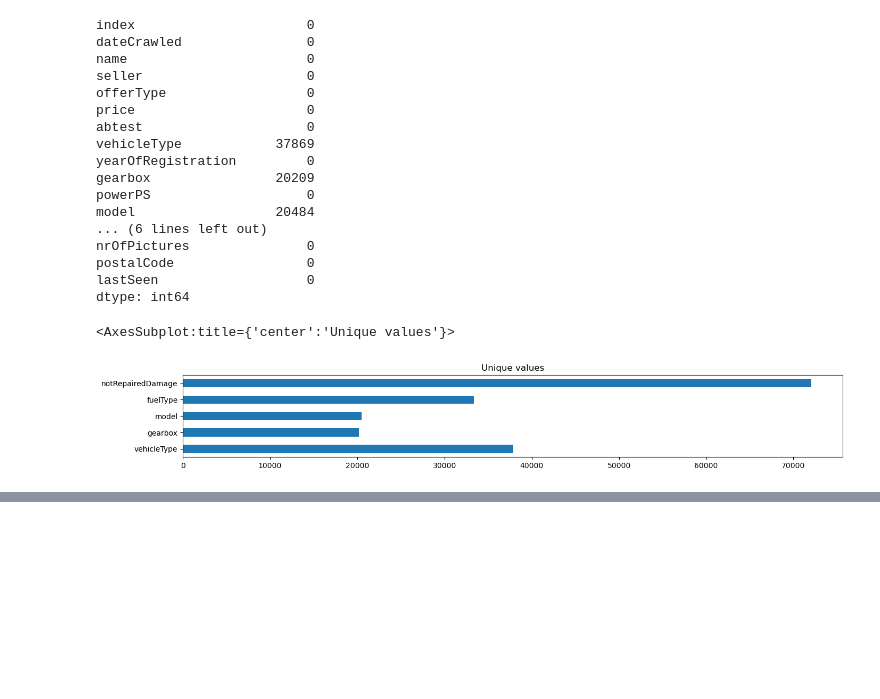
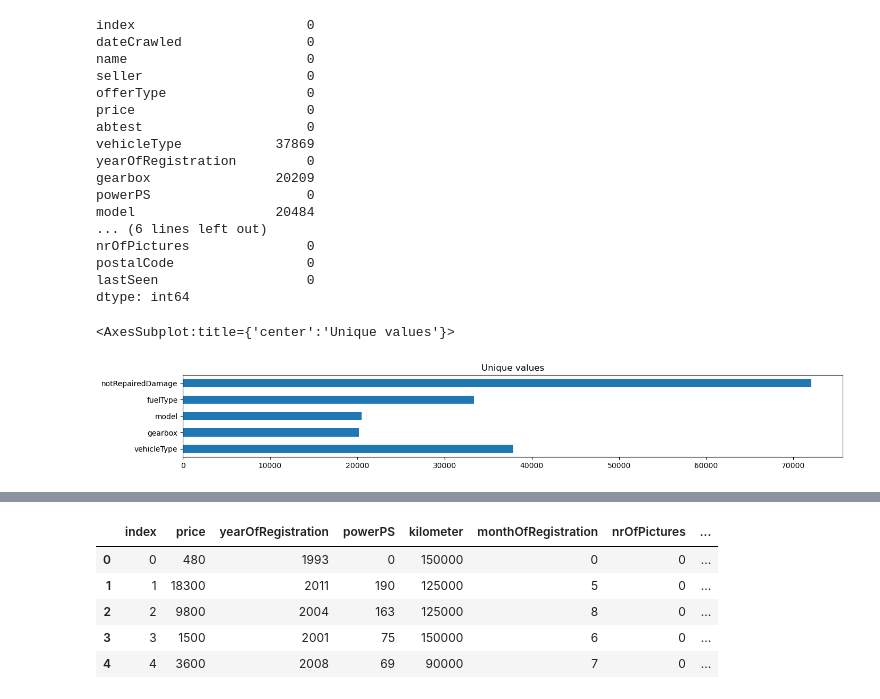
Before and after one commit to JaininV/my_machine_learning_models, a Jupyter notebook: Used car/used_car.ipynb, the cells around one changed output, grey strips where cells are left out. Cells and saved outputs as stored; diff of their text form; code cells hidden in the pictures; blank space fills up the shorter version.

```diff
--- a/Used car/used_car.ipynb
+++ b/Used car/used_car.ipynb
@@ -88,0 +113,10 @@ data.describe()
+# %%
+# Verify data
+data[int_data].head(5)
+# %% [output]
+|  | index | price | yearOfRegistration | powerPS | kilometer | monthOfRegistration | nrOfPictures | ... |
+| 0 | 0 | 480 | 1993 | 0 | 150000 | 0 | 0 | ... |
+| 1 | 1 | 18300 | 2011 | 190 | 125000 | 5 | 0 | ... |
+| 2 | 2 | 9800 | 2004 | 163 | 125000 | 8 | 0 | ... |
+| 3 | 3 | 1500 | 2001 | 75 | 150000 | 6 | 0 | ... |
+| 4 | 4 | 3600 | 2008 | 69 | 90000 | 7 | 0 | ... |
```
Also changed, not shown: parts of 5 cells of this notebook.
